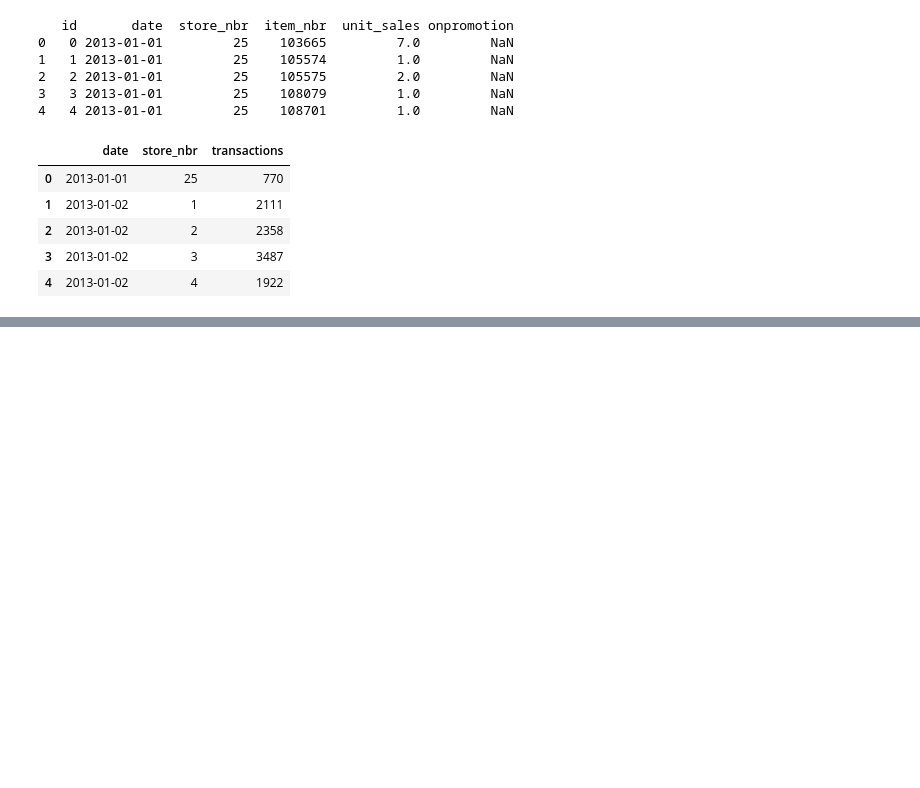
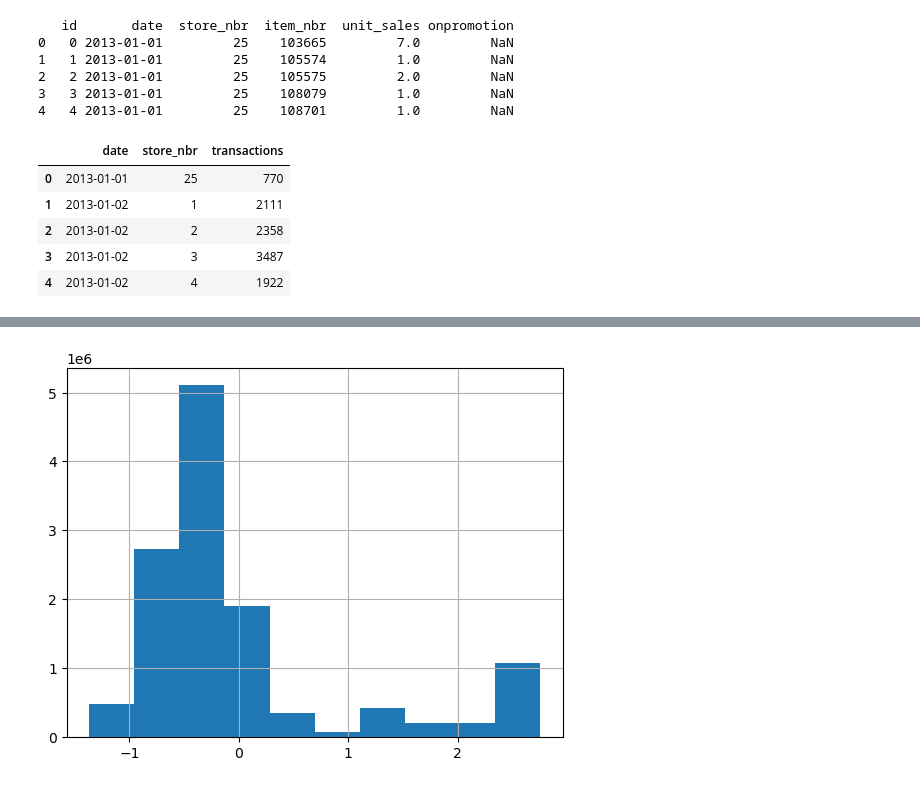
Before and after one commit to cathilo/ds, a Jupyter notebook: project_grocery/Feature_engineering.ipynb, the cells around one changed output, grey strips where cells are left out. Drawn from its saved outputs; the diff is of its cells as text; code cells hidden in the pictures; blank space fills up the shorter version.

```diff
--- a/project_grocery/Feature_engineering.ipynb
+++ b/project_grocery/Feature_engineering.ipynb
@@ -122,0 +177,9 @@ df
+# %%
+SS_scaler2 = StandardScaler()
+SS_scaler2.fit(df[['dcoilwtico']])
+df['ss_scaled_dcoilwtico']=SS_scaler2.transform(df[['dcoilwtico']])
+# %%
+df['ss_scaled_dcoilwtico'].hist()
+plt.show()
+# %% [output]
+[figure, added]
```
Also changed, not shown: parts of 13 cells of this notebook.
